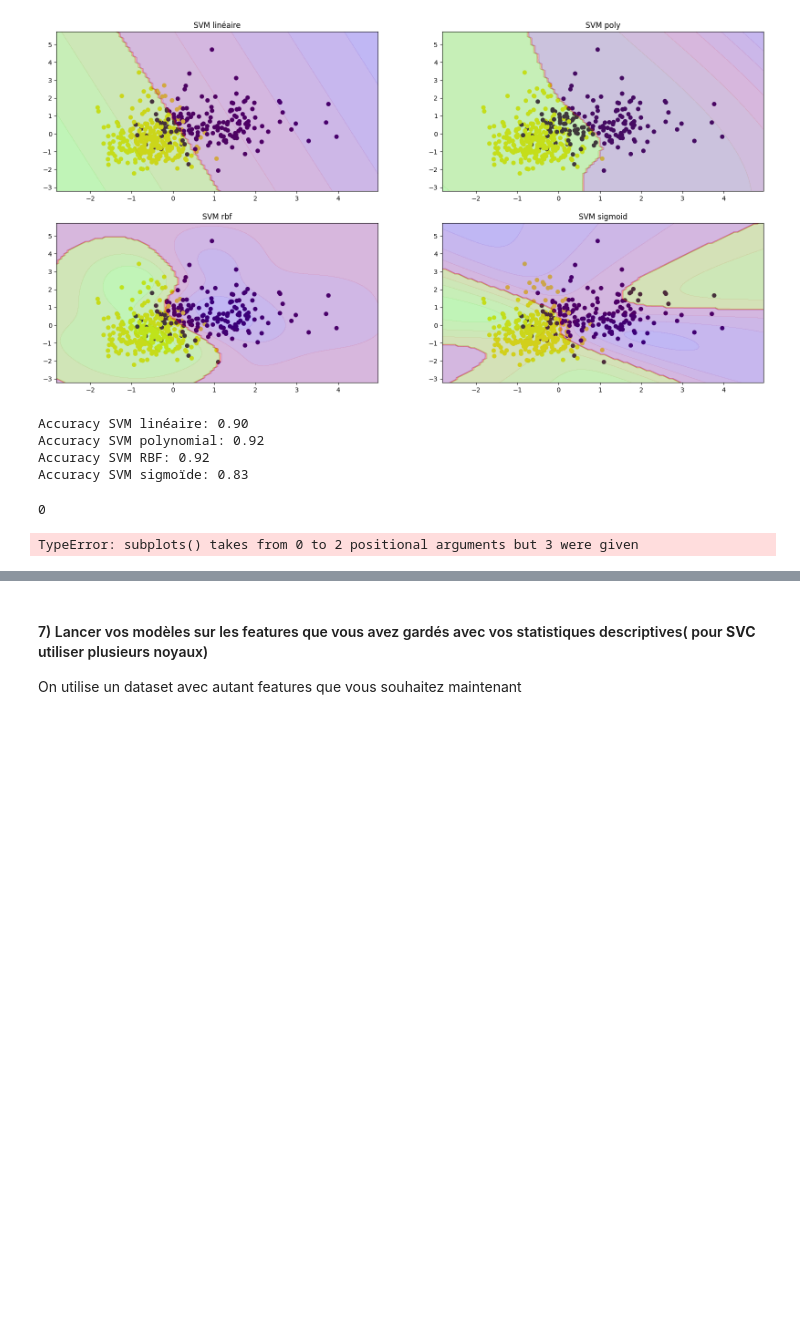
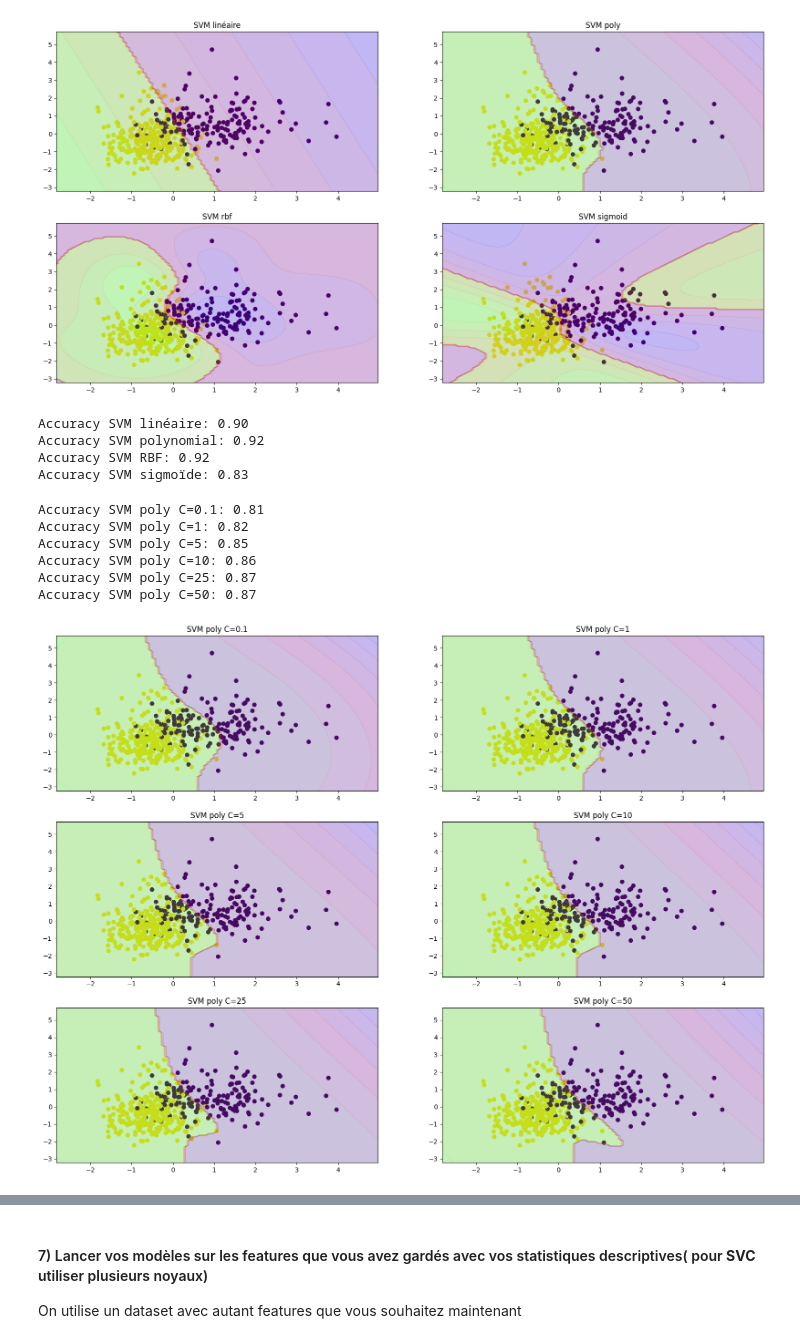
Before and after one commit to JabJabCross/SVM_and_ANN, a Jupyter notebook: 02_svm_kernel_td.ipynb, the cells around one changed output, grey strips where cells are left out. Drawn from its saved outputs; the diff is of its cells as text; code cells hidden in the pictures; blank space fills up the shorter version.

```diff
--- a/02_svm_kernel_td.ipynb
+++ b/02_svm_kernel_td.ipynb
@@ -391,17 +368,25 @@ Accuracy SVM polynomial: 0.92
 Accuracy SVM RBF: 0.92
 Accuracy SVM sigmoïde: 0.83
 # %%
-C = [0.001, 0.01, 0.1, 1, 5, 10]
+# Pour différents C
+C = [0.1, 1, 5, 10, 25, 50]
 
+plt.figure(figsize=(20, 15))
 
 for i, val in enumerate(C):
-    print(i)
-    ax = plt.subplots(3, 2, i + 1)
+    plt.subplot(3, 2, i + 1)
     SVM_C = SVC(kernel='poly', C=val)
     SVM_C.fit(X2_train_sc, y_train)
     plt.scatter(X2_train_sc[:, 0], X2_train_sc[:, 1], c=y_train)
     plot_predictions(SVM_C, axes)
     plt.title(f'SVM poly C={val}')
+    print(f"Accuracy SVM poly C={val}: {SVM_C.score(X2_test_sc, y_test):.2f}")
+plt.show()
 # %% [output]
-0
+Accuracy SVM poly C=0.1: 0.81
+Accuracy SVM poly C=1: 0.82
+Accuracy SVM poly C=5: 0.85
+Accuracy SVM poly C=10: 0.86
+Accuracy SVM poly C=25: 0.87
+Accuracy SVM poly C=50: 0.87
-TypeError: subplots() takes from 0 to 2 positional arguments but 3 were given
+[figure, added]
```
Also changed, not shown: parts of 11 cells of this notebook.
